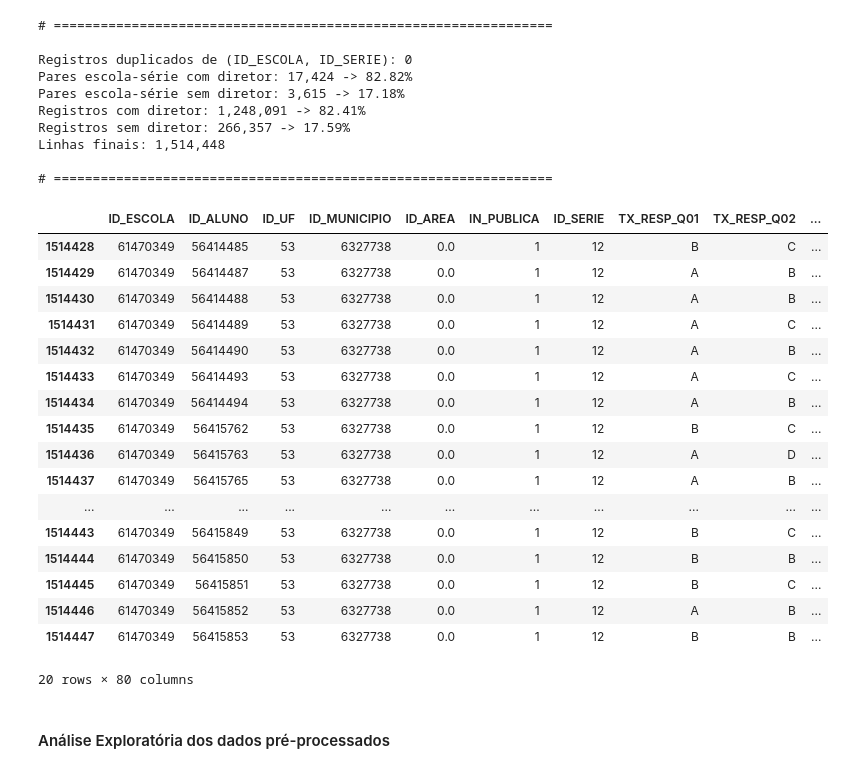
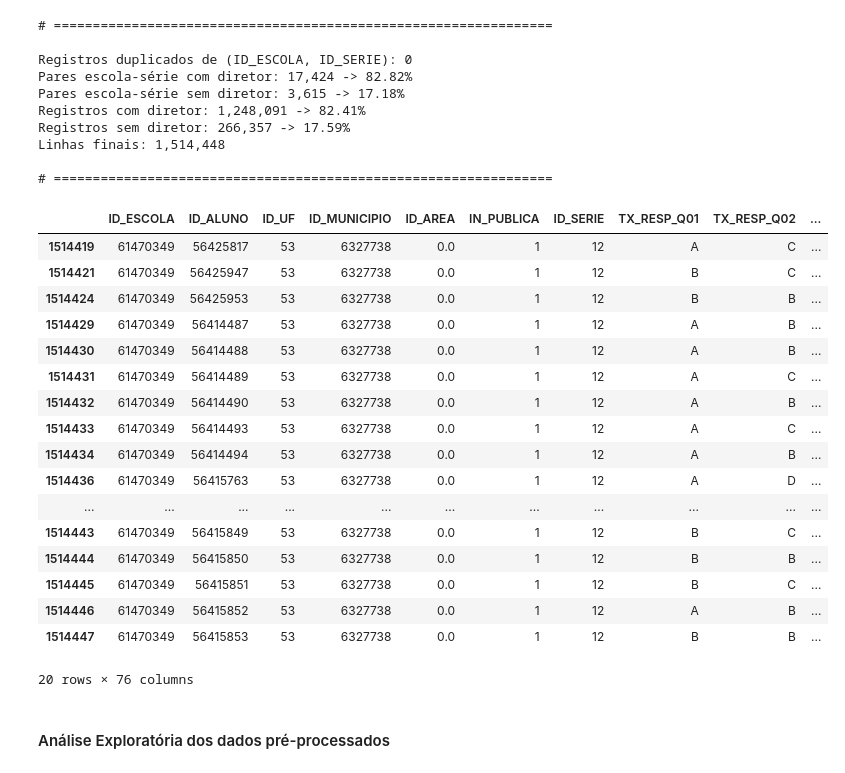
Before and after one commit to acarolls/projeto_IML, a Jupyter notebook: NotebookFinal.ipynb, the cells around one changed output. Saved outputs shown, nothing was run; the diff lists cells and outputs as text; code cells hidden in the pictures.

```diff
--- a/NotebookFinal.ipynb
+++ b/NotebookFinal.ipynb
@@ -38,7 +36,7 @@ colunas_de_interesse_aluno = ['ID_ESCOLA', 'ID_ALUNO', 'ID_UF', 'ID_MUNICIPIO',
 'PROFICIENCIA_MT_SAEB', 'TX_RESP_Q01', 'TX_RESP_Q02', 'TX_RESP_Q03', 'TX_RESP_Q04', 'TX_RESP_Q05a', 'TX_RESP_Q05b',
 'TX_RESP_Q05c', 'TX_RESP_Q06','TX_RESP_Q07a','TX_RESP_Q07b','TX_RESP_Q07c','TX_RESP_Q07d','TX_RESP_Q07e','TX_RESP_Q08','TX_RESP_Q09',
 'TX_RESP_Q10a','TX_RESP_Q10b','TX_RESP_Q10c','TX_RESP_Q10d','TX_RESP_Q10e','TX_RESP_Q10f','TX_RESP_Q11a','TX_RESP_Q11b','TX_RESP_Q11c',
-'TX_RESP_Q12b','TX_RESP_Q12c','TX_RESP_Q14','TX_RESP_Q15b','TX_RESP_Q16','TX_RESP_Q17','TX_RESP_Q18','TX_RESP_Q19','TX_RESP_Q21a',
+'TX_RESP_Q12b','TX_RESP_Q12c','TX_RESP_Q14','TX_RESP_Q15b','TX_RESP_Q16','TX_RESP_Q18','TX_RESP_Q21a',
 'TX_RESP_Q21b','TX_RESP_Q21c','TX_RESP_Q21d','TX_RESP_Q21e','TX_RESP_Q23d','TX_RESP_Q24']
 
 remover_aluno = {
@@ -57,7 +55,7 @@ remover_diretor = {
     'IN_PREENCHIMENTO_QUESTIONARIO': [0],   # Remover diretores que não preencheram o questionário
     'ID_SERIE': [5, 9, 2]}
 
-colunas_de_interesse_escola = ['ID_ESCOLA','PC_FORMACAO_DOCENTE_MEDIO', 'MEDIA_EM_LP','MEDIA_EM_MT']
+colunas_de_interesse_escola = ['ID_ESCOLA','PC_FORMACAO_DOCENTE_MEDIO']
 
 remover_escola = {
     'NU_PRESENTES_EM': 0}                   # Remover escolas que não tenham alunos presentes no ensino médio
@@ -213,7 +209,6 @@ colunas_aluno_booleanas = [
 ]
 
 colunas_aluno_booleanas_ABC = [
-    'TX_RESP_Q19'
 ]
 
 colunas_aluno_ordinais_AD = [
@@ -227,7 +222,7 @@ colunas_aluno_categoricas = [
     'TX_RESP_Q09', 'TX_RESP_Q10a', 'TX_RESP_Q10b',
     'TX_RESP_Q10c', 'TX_RESP_Q10d', 'TX_RESP_Q10e',
     'TX_RESP_Q10f', 'TX_RESP_Q12b', 'TX_RESP_Q12c',
-    'TX_RESP_Q14', 'TX_RESP_Q16', 'TX_RESP_Q17',
+    'TX_RESP_Q14', 'TX_RESP_Q16',
     'TX_RESP_Q18', 'TX_RESP_Q21a', 'TX_RESP_Q21b',
     'TX_RESP_Q21c', 'TX_RESP_Q21d', 'TX_RESP_Q21e',
     'TX_RESP_Q24'
@@ -443,80 +438,57 @@ Linhas finais: 1,514,448
 # %%
 # ================================================================
 # Adicionando a classificação de nível de acordo com a escala SAEB
 # ================================================================
 df_final = df_unificado.copy()
 
+df_final = df_final[df_final['PROFICIENCIA_LP_SAEB'] >= 225]
+df_final = df_final[df_final['PROFICIENCIA_MT_SAEB'] >= 225]
+
 def classificar_nivel_LP(nota_proficiencia):
-    if nota_proficiencia < 225:
-        return 0
-    elif 225 <= nota_proficiencia < 250:
+    if nota_proficiencia < 300:
         return 1
-    elif 250 <= nota_proficiencia < 275:
+    elif 300 <= nota_proficiencia < 350:
         return 2
-    elif 275 <= nota_proficiencia < 300:
+    elif nota_proficiencia >= 350:
         return 3
-    elif 300 <= nota_proficiencia < 325:
-        return 4
-    elif 325 <= nota_proficiencia < 350:
-        return 5
-    elif 350 <= nota_proficiencia < 375:
-        return 6
-    elif 375 <= nota_proficiencia < 400:
-        return 7
-    elif nota_proficiencia >= 400:
-        return 8
 
 def classificar_nivel_MT(nota_proficiencia):
-    if nota_proficiencia < 225:
-        return 0
-    elif 225 <= nota_proficiencia < 250:
+    if nota_proficiencia < 300:
         return 1
-    elif 250 <= nota_proficiencia < 275:
+    elif 300 <= nota_proficiencia < 375:
         return 2
-    elif 275 <= nota_proficiencia < 300:
+    elif nota_proficiencia >= 375:
         return 3
-    elif 300 <= nota_proficiencia < 325:
-        return 4
-    elif 325 <= nota_proficiencia < 350:
-        return 5
-    elif 350 <= nota_proficiencia < 375:
-        return 6
-    elif 375 <= nota_proficiencia < 400:
-        return 7
-    elif 400 <= nota_proficiencia < 425:
-        return 8
-    elif 425 <= nota_proficiencia < 450:
-        return 9
-    elif nota_proficiencia >= 450:
-        return 10
+
+
 
 # Adicionando os níveis de proficiência de cada aluno e removendo as colunas originais de proficiência
-df_final['MEDIA_EM_NIVEL_LP'] = df_final['MEDIA_EM_LP'].apply(classificar_nivel_LP)
-df_final['MEDIA_EM_NIVEL_MT'] = df_final['MEDIA_EM_MT'].apply(classificar_nivel_MT)
 df_final['NIVEL_LP'] = df_final['PROFICIENCIA_LP_SAEB'].apply(classificar_nivel_LP)
 df_final['NIVEL_MT'] = df_final['PROFICIENCIA_MT_SAEB'].apply(classificar_nivel_MT)
-df_final = df_final.drop(columns=['PROFICIENCIA_LP_SAEB', 'PROFICIENCIA_MT_SAEB', 'MEDIA_EM_LP', 'MEDIA_EM_MT'])
+df_final = df_final.drop(columns=['PROFICIENCIA_LP_SAEB', 'PROFICIENCIA_MT_SAEB'])
+
+df_final = df_final[(df_final['NIVEL_LP'] != 0) & (df_final['NIVEL_MT'] != 0)]
 
 df_final.tail(20)
 # %% [output]
 |  | ID_ESCOLA | ID_ALUNO | ID_UF | ID_MUNICIPIO | ID_AREA | IN_PUBLICA | ID_SERIE | TX_RESP_Q01 | TX_RESP_Q02 | ... |
-| 1514428 | 61470349 | 56414485 | 53 | 6327738 | 0.0 | 1 | 12 | B | C | ... |
+| 1514419 | 61470349 | 56425817 | 53 | 6327738 | 0.0 | 1 | 12 | A | C | ... |
+| 1514421 | 61470349 | 56425947 | 53 | 6327738 | 0.0 | 1 | 12 | B | C | ... |
+| 1514424 | 61470349 | 56425953 | 53 | 6327738 | 0.0 | 1 | 12 | B | B | ... |
 | 1514429 | 61470349 | 56414487 | 53 | 6327738 | 0.0 | 1 | 12 | A | B | ... |
 | 1514430 | 61470349 | 56414488 | 53 | 6327738 | 0.0 | 1 | 12 | A | B | ... |
 | 1514431 | 61470349 | 56414489 | 53 | 6327738 | 0.0 | 1 | 12 | A | C | ... |
 | 1514432 | 61470349 | 56414490 | 53 | 6327738 | 0.0 | 1 | 12 | A | B | ... |
 | 1514433 | 61470349 | 56414493 | 53 | 6327738 | 0.0 | 1 | 12 | A | C | ... |
 | 1514434 | 61470349 | 56414494 | 53 | 6327738 | 0.0 | 1 | 12 | A | B | ... |
-| 1514435 | 61470349 | 56415762 | 53 | 6327738 | 0.0 | 1 | 12 | B | C | ... |
 | 1514436 | 61470349 | 56415763 | 53 | 6327738 | 0.0 | 1 | 12 | A | D | ... |
-| 1514437 | 61470349 | 56415765 | 53 | 6327738 | 0.0 | 1 | 12 | A | B | ... |
 | ... | ... | ... | ... | ... | ... | ... | ... | ... | ... | ... |
 | 1514443 | 61470349 | 56415849 | 53 | 6327738 | 0.0 | 1 | 12 | B | C | ... |
 | 1514444 | 61470349 | 56415850 | 53 | 6327738 | 0.0 | 1 | 12 | B | B | ... |
 | 1514445 | 61470349 | 56415851 | 53 | 6327738 | 0.0 | 1 | 12 | B | C | ... |
 | 1514446 | 61470349 | 56415852 | 53 | 6327738 | 0.0 | 1 | 12 | A | B | ... |
 | 1514447 | 61470349 | 56415853 | 53 | 6327738 | 0.0 | 1 | 12 | B | B | ... |
-20 rows × 80 columns
+20 rows × 76 columns
 # %% [markdown]
 #### Análise Exploratória dos dados pré-processados
 # %% [markdown]
```
Also changed, not shown: parts of 39 cells of this notebook, 6 other files.
